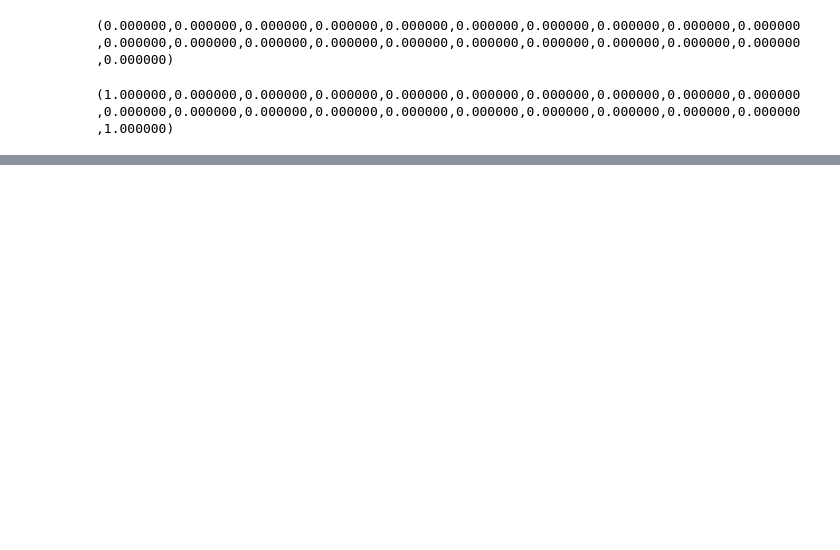
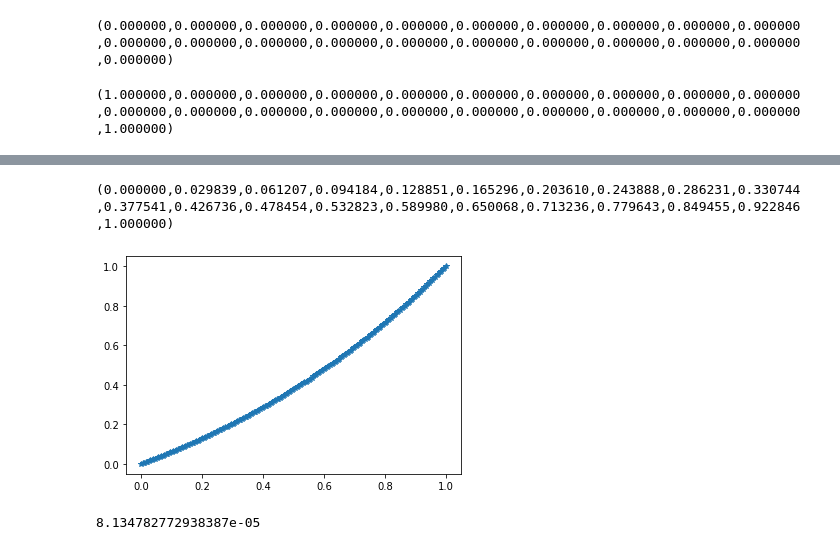
Before and after one commit to UZerbinati/Suite, a Jupyter notebook: Docs/PDE/FiniteDifferenceElliptic.ipynb, the cells around one changed output, grey strips where cells are left out. Saved outputs shown, nothing was run; the diff lists cells and outputs as text; code cells hidden in the pictures; blank space fills up the shorter version.

```diff
--- a/Docs/PDE/FiniteDifferenceElliptic.ipynb
+++ b/Docs/PDE/FiniteDifferenceElliptic.ipynb
@@ -222,0 +278,15 @@ Draw(ue,mesh,1)
+# %%
+ue = MeshFunction(mesh,1);
+ue.pushFunction(lambda p: [(1/(exp(1)-1))*(exp(p[0])-1)]);
+print(ue.vec_export())
+Draw(ue,mesh,1)
+# %% [output]
+(0.000000,0.029839,0.061207,0.094184,0.128851,0.165296,0.203610,0.243888,0.286231,0.330744,0.377541,0.426736,0.478454,0.532823,0.589980,0.650068,0.713236,0.779643,0.849455,0.922846,1.000000)
+[figure, added]
+# %%
+u_vec = u.vec_export()
+ue_vec = ue.vec_export()
+err = u_vec+(-1)*ue_vec;
+err.norm(2)
+# %% [output]
+8.134782772938387e-05
```
Also changed, not shown: parts of 15 cells of this notebook, 29 other files.
